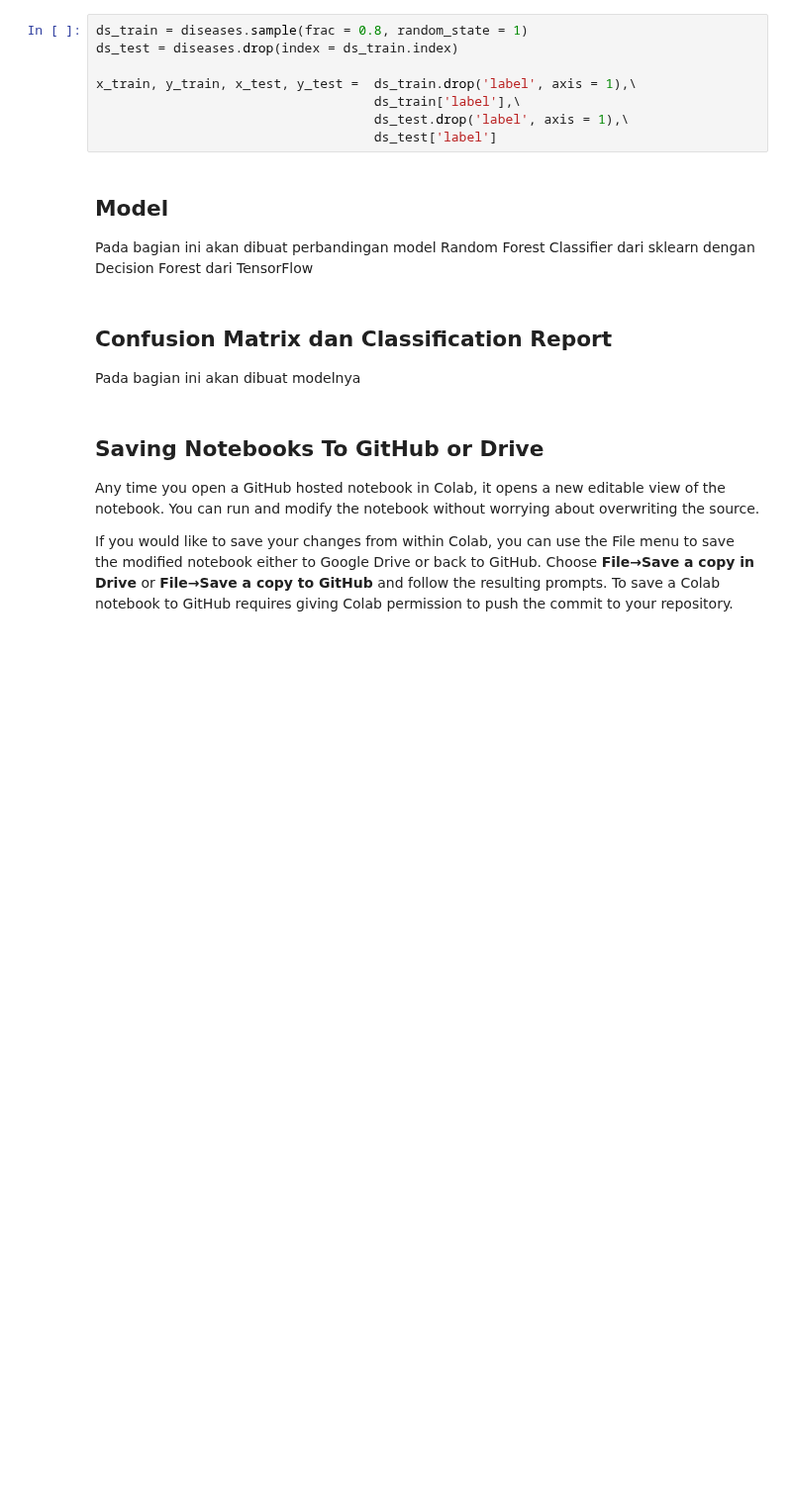
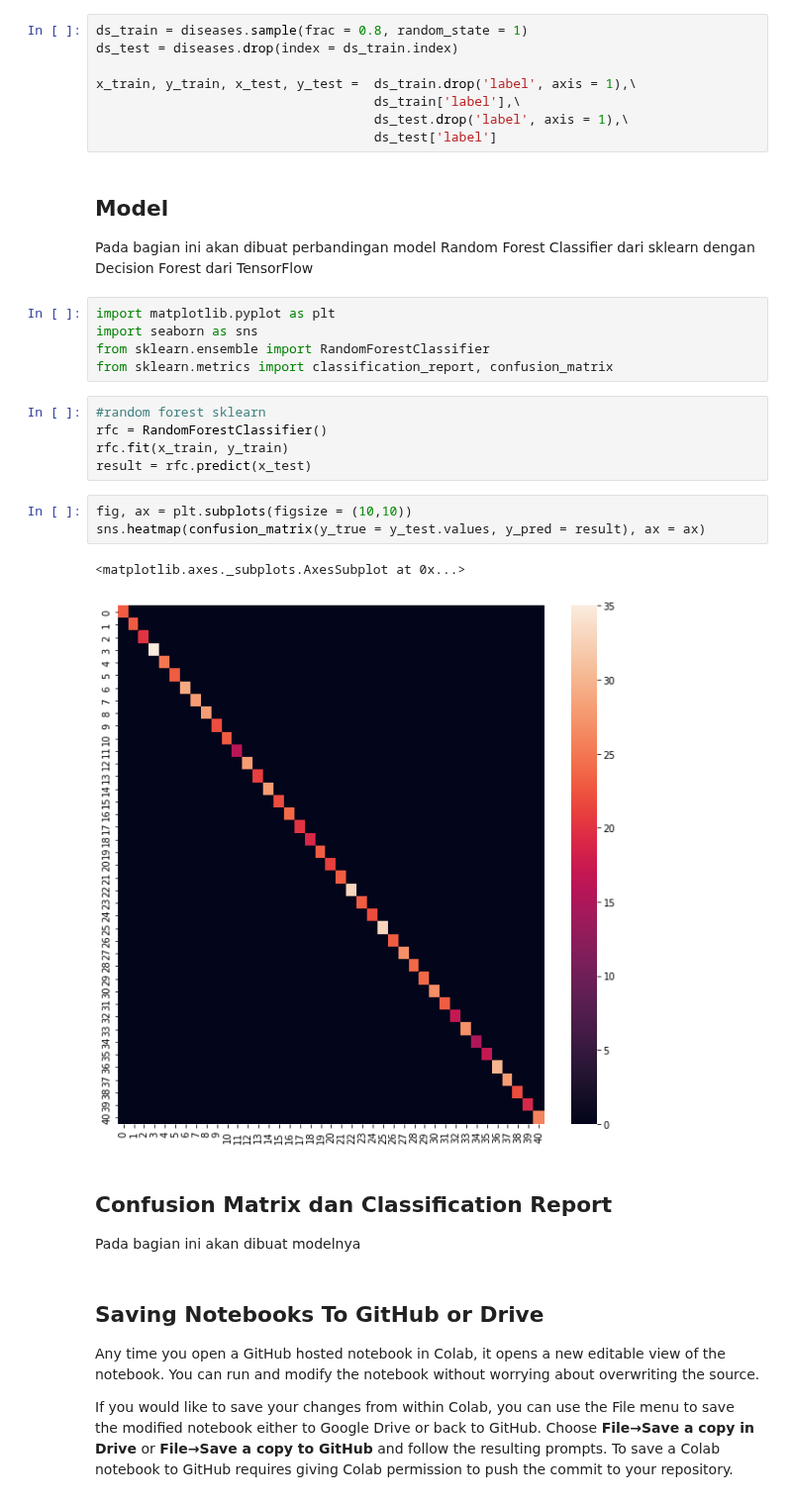
Before and after one commit to meidianarahmawati/mlt2hc7, a Jupyter notebook: Final Project.ipynb, the cells around one changed output. Shown at 99% size. Saved outputs shown, nothing was run; the diff lists cells and outputs as text; blank space fills up the shorter version.

```diff
--- a/Final Project.ipynb
+++ b/Final Project.ipynb
@@ -94,6 +94,22 @@ x_train, y_train, x_test, y_test =  ds_train.drop('label', axis = 1),\
 ## Model
 
 Pada bagian ini akan dibuat perbandingan model Random Forest Classifier dari sklearn dengan Decision Forest dari TensorFlow
+# %%
+import matplotlib.pyplot as plt
+import seaborn as sns
+from sklearn.ensemble import RandomForestClassifier
+from sklearn.metrics import classification_report, confusion_matrix
+# %%
+#random forest sklearn
+rfc = RandomForestClassifier()
+rfc.fit(x_train, y_train)
+result = rfc.predict(x_test)
+# %%
+fig, ax = plt.subplots(figsize = (10,10))
+sns.heatmap(confusion_matrix(y_true = y_test.values, y_pred = result), ax = ax)
+# %% [output]
+<matplotlib.axes._subplots.AxesSubplot at 0x...>
+[figure, added]
 # %% [markdown]
 ## Confusion Matrix dan Classification Report
 
```
Also changed, not shown: parts of 2 cells of this notebook.
